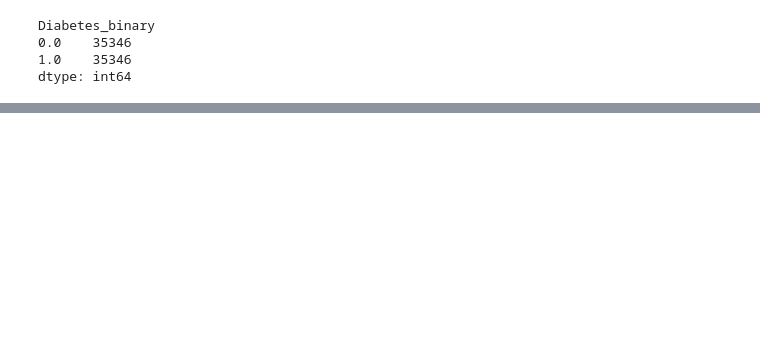
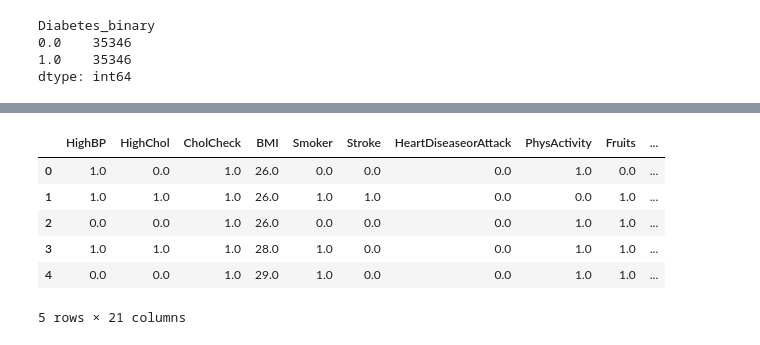
Before and after one commit to toobask/introtoAI1, a Jupyter notebook: notebook/IntroToAI_701_CourseWork_Amua_et_Tooba.ipynb, the cells around one changed output, grey strips where cells are left out. Saved outputs shown, nothing was run; the diff lists cells and outputs as text; code cells hidden in the pictures; blank space fills up the shorter version.

```diff
--- a/notebook/IntroToAI_701_CourseWork_Amua_et_Tooba.ipynb
+++ b/notebook/IntroToAI_701_CourseWork_Amua_et_Tooba.ipynb
@@ -53,0 +102,14 @@ dtype: int64
+# %%
+#split dataframe into features and target
+X = diabetes_df.drop("Diabetes_binary", axis=1)
+y = diabetes_df['Diabetes_binary']
+# %%
+X.head()
+# %% [output]
+|  | HighBP | HighChol | CholCheck | BMI | Smoker | Stroke | HeartDiseaseorAttack | PhysActivity | Fruits | ... |
+| 0 | 1.0 | 0.0 | 1.0 | 26.0 | 0.0 | 0.0 | 0.0 | 1.0 | 0.0 | ... |
+| 1 | 1.0 | 1.0 | 1.0 | 26.0 | 1.0 | 1.0 | 0.0 | 0.0 | 1.0 | ... |
+| 2 | 0.0 | 0.0 | 1.0 | 26.0 | 0.0 | 0.0 | 0.0 | 1.0 | 1.0 | ... |
+| 3 | 1.0 | 1.0 | 1.0 | 28.0 | 1.0 | 0.0 | 0.0 | 1.0 | 1.0 | ... |
+| 4 | 0.0 | 0.0 | 1.0 | 29.0 | 1.0 | 0.0 | 0.0 | 1.0 | 1.0 | ... |
+5 rows × 21 columns
```
Also changed, not shown: parts of 21 cells of this notebook, 2 other files.
